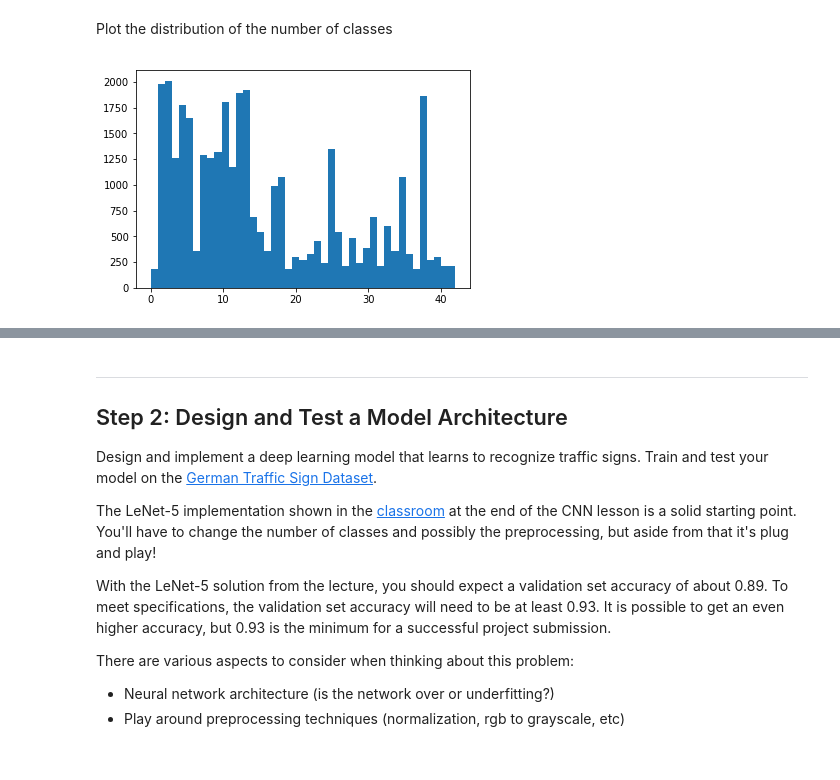
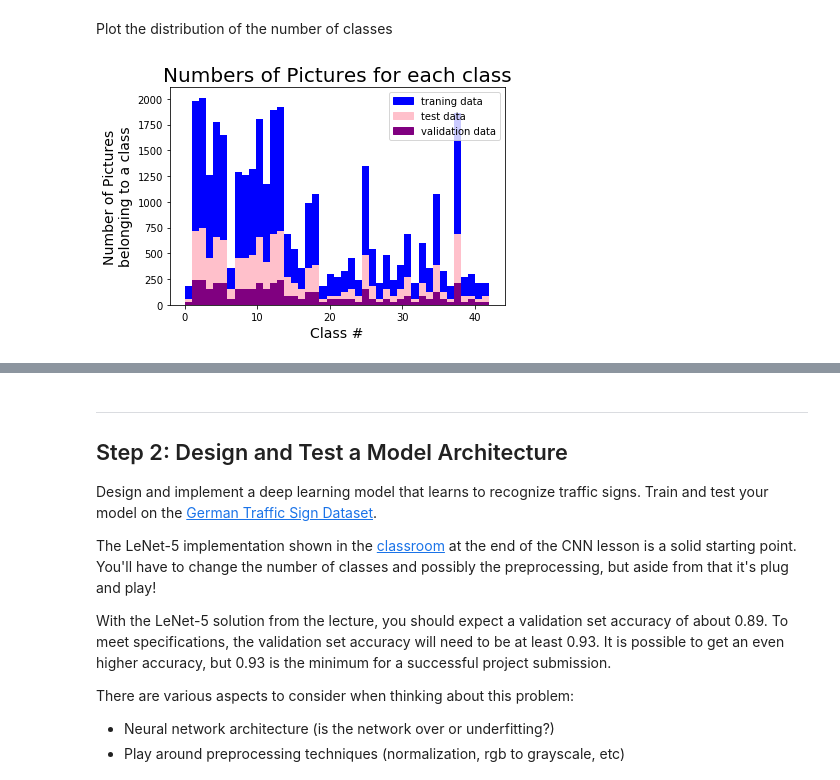
Before and after one commit to Wubuntu88/CarND-Traffic-Sign-Classifier-Project, a Jupyter notebook: Traffic_Sign_Classifier_Modified_LeNet.ipynb, the cells around one changed output, grey strips where cells are left out. Cells and saved outputs as stored; diff of their text form; code cells hidden in the pictures.

```diff
--- a/Traffic_Sign_Classifier_Modified_LeNet.ipynb
+++ b/Traffic_Sign_Classifier_Modified_LeNet.ipynb
@@ -114,7 +115,19 @@ print(y_train[index])
 # %% [markdown]
 Plot the distribution of the number of classes
-# %%
-plt.hist(y_train, bins=n_classes)
-pass # pass ignores the data structure output that is printed because plt.hist() probably returns a value
-# %% [output]
-[figure, removed]
+# %%
+plt.hist(y_train, bins=n_classes, color='blue')
+plt.hist(y_test, bins=n_classes, color='pink')
+plt.hist(y_valid, bins=n_classes, color='purple')
+
+training_patch = mpatches.Patch(color='blue', label='traning data')
+test_patch = mpatches.Patch(color='pink', label='test data')
+validation_patch = mpatches.Patch(color='purple', label='validation data')
+
+plt.legend(handles=[training_patch, test_patch, validation_patch])
+
+plt.title('Numbers of Pictures for each class', fontsize=20)
+plt.xlabel('Class #', fontsize=14)
+plt.ylabel('Number of Pictures\nbelonging to a class', fontsize=14)
+pass # pass ignores the data structure output that is printed because plt.hist() probably returns a value
+# %% [output]
+[figure, added]
```
Also changed, not shown: parts of 5 cells of this notebook, 6 other files.
